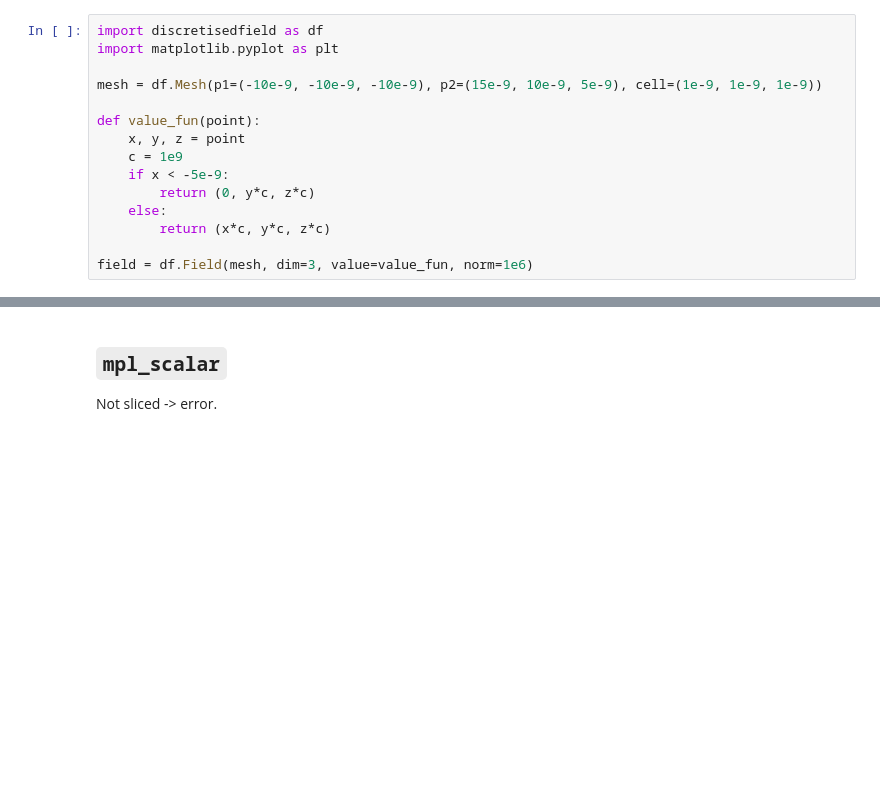
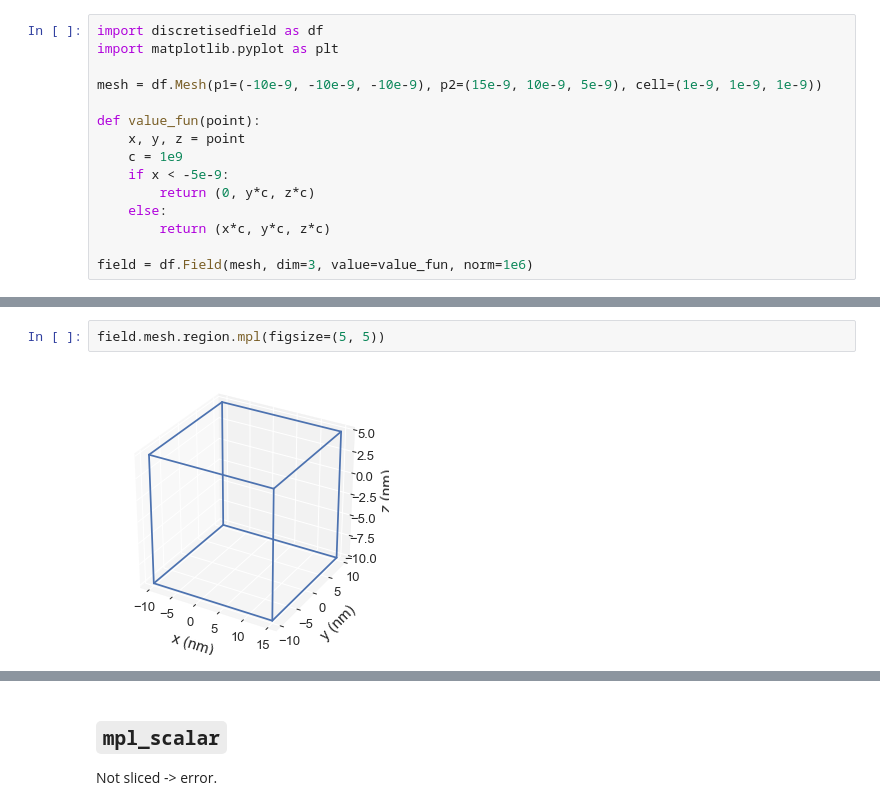
Before and after one commit to ubermag/discretisedfield, a Jupyter notebook: dev/mpl-plotting.ipynb, the cells around one changed output, grey strips where cells are left out. Drawn from its saved outputs; the diff is of its cells as text; blank space fills up the shorter version.

```diff
--- a/dev/mpl-plotting.ipynb
+++ b/dev/mpl-plotting.ipynb
@@ -17,0 +24,4 @@ field = df.Field(mesh, dim=3, value=value_fun, norm=1e6)
+# %%
+field.mesh.region.mpl(figsize=(5, 5))
+# %% [output]
+[figure, added]
```
Also changed, not shown: parts of 51 cells of this notebook, 4 other files.
